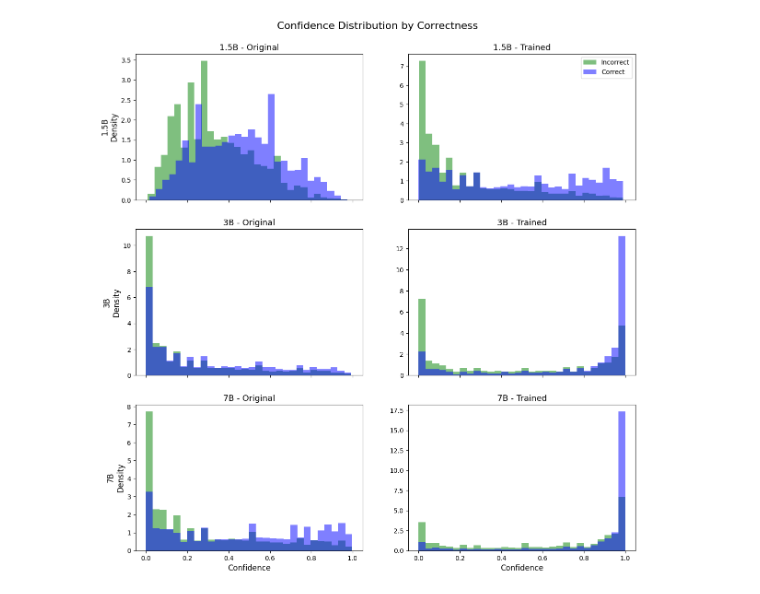
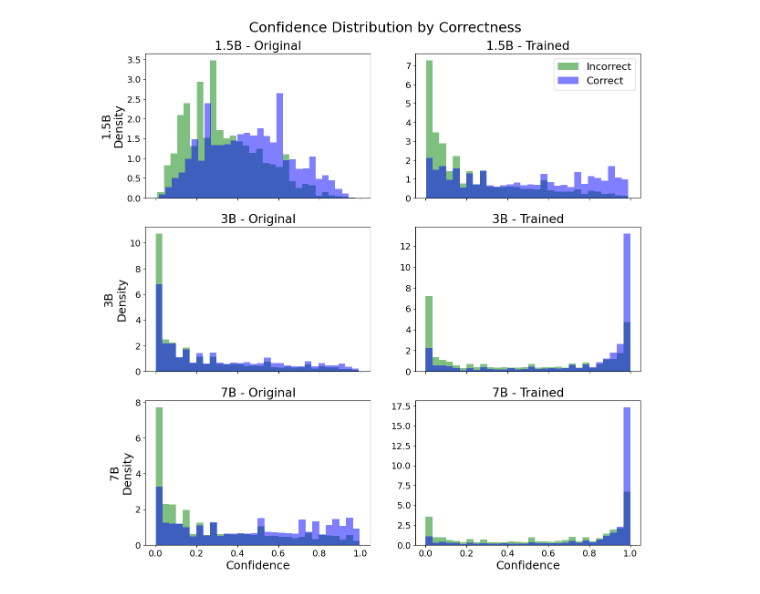
Before and after one commit to cosmoquester/ESMA, a Jupyter notebook: notebooks/plot_confidence_dist.ipynb, the cells around one changed output. Saved outputs shown, nothing was run; the diff lists cells and outputs as text; code cells hidden in the pictures.

Commit message:
chore: increase plot font size

```diff
--- a/notebooks/plot_confidence_dist.ipynb
+++ b/notebooks/plot_confidence_dist.ipynb
@@ -25,38 +25,58 @@ import matplotlib.pyplot as plt
 # To plot 6 subplots:
 # Row 1: 1.5B (left=original, right=trained)
 # Row 2: 3B
 # Row 3: 7B
 
 model_info = [
     ("1.5B", path_15_original, path_15_trained),
     ("3B", path_3_original, path_3_trained),
     ("7B", path_7_original, path_7_trained),
 ]
 
 fig, axes = plt.subplots(3, 2, figsize=(14, 14), sharex=True)
 
 for row, (model_name, original_path, trained_path) in enumerate(model_info):
     for col, (version, path) in enumerate([('Original', original_path), ('Trained', trained_path)]):
         df_tmp = pd.read_csv(path, sep="\t")
         correctness = df_tmp["direct_correctness"]
         confidence = df_tmp["confidence"]
         correct_conf = confidence[correctness == 1]
         incorrect_conf = confidence[correctness == 0]
 
         ax = axes[row, col]
-        ax.hist(incorrect_conf, bins=30, alpha=0.5, label='Incorrect', color='green', density=True)
-        ax.hist(correct_conf, bins=30, alpha=0.5, label='Correct', color='blue', density=True)
+        ax.hist(
+            incorrect_conf,
+            bins=30,
+            alpha=0.5,
+            label='Incorrect',
+            color='green',
+            density=True,
+            histtype='bar',
+        )
+        ax.hist(
+            correct_conf,
+            bins=30,
+            alpha=0.5,
+            label='Correct',
+            color='blue',
+            density=True,
+            histtype='bar',
+        )
         if col == 0:
-            ax.set_ylabel(f"{model_name}\nDensity", fontsize=12)
+            ax.set_ylabel(f"{model_name}\nDensity", fontsize=18)
         if row == 2:
-            ax.set_xlabel('Confidence', fontsize=12)
-        ax.set_title(f"{model_name} - {version}", fontsize=13)
+            ax.set_xlabel('Confidence', fontsize=18)
+        ax.set_title(f"{model_name} - {version}", fontsize=19)
+        ax.tick_params(axis='both', which='major', labelsize=14)
         if row == 0 and col == 1:
-            ax.legend(loc='upper right')
+            legend = ax.legend(loc='upper right', fontsize=16)
+        else:
+            # Don't show legend except for the specified plot
+            ax.legend([],[], frameon=False)
 
-plt.suptitle('Confidence Distribution by Correctness', fontsize=16, y=0.93)
+plt.suptitle('Confidence Distribution by Correctness', fontsize=22, y=0.93)
 # plt.tight_layout(rect=[0, 0, 1, 0.96])
 plt.savefig('figures/confidence-distribution.pdf', dpi=300, transparent=True, bbox_inches='tight', format='pdf')
 plt.show()
 # %% [output]
-[figure, old version]
+[figure, new version]
```
Also changed, not shown: 1 other file.
